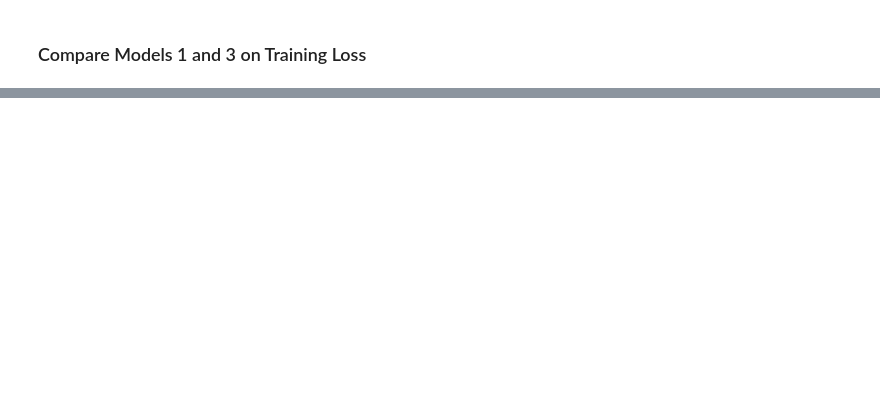
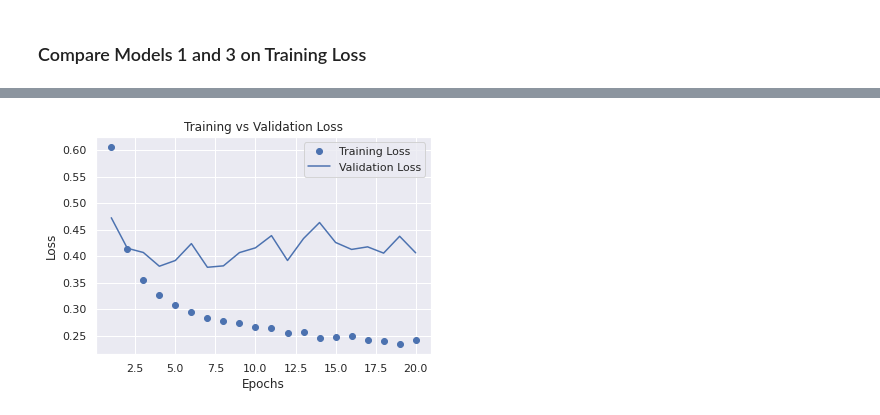
Before and after one commit to somnath1077/MachineLearningExercises, a Jupyter notebook: ML_Using_Python/chap04/ch04_Model_Evaluation_Strategies.ipynb, the cells around one changed output, grey strips where cells are left out. Drawn from its saved outputs; the diff is of its cells as text; code cells hidden in the pictures; blank space fills up the shorter version.

```diff
--- a/ML_Using_Python/chap04/ch04_Model_Evaluation_Strategies.ipynb
+++ b/ML_Using_Python/chap04/ch04_Model_Evaluation_Strategies.ipynb
@@ -489,0 +492,21 @@ plt.show()
+# %%
+from keras import regularizers
+
+model4 = models.Sequential()
+model4.add(layers.Dense(16, kernel_regularizer=regularizers.l2(0.003), activation='relu', input_shape=(10000,)))
+model4.add(layers.Dense(16, kernel_regularizer=regularizers.l2(0.003), activation='relu'))
+model4.add(layers.Dense(1, activation='sigmoid'))
+
+# l2(0.001) means every coefficient in the weight matrix of the layer will add 0.001 * weight_coefficient_value
+# to the total loss of the network. Note that because this penalty is only added at training time,
+# the loss for this network will be much higher at training than at test time.
+# %%
+model4.compile(optimizer='rmsprop',
+               loss='binary_crossentropy',
+               metrics=['accuracy'])
+
+history4 = model4.fit(partial_x_train,
+                      partial_y_train,
+                      epochs=20,
+                      batch_size=512,
+                      validation_data=(x_val, y_val))
@@ -489,0 +531,9 @@ plt.show()
+# %%
+plot_args = {'train_metric': 'Training Loss',
+             'validation_metric': 'Validation Loss',
+             'title': 'Training vs Validation Loss',
+             'xlabel': 'Epochs',
+             'ylabel': 'Loss'}
+plot_training_validation_metrics(history4, 'loss', 'val_loss', plot_args)
+# %% [output]
+[figure, added]
```
Also changed, not shown: parts of 28 cells of this notebook.
